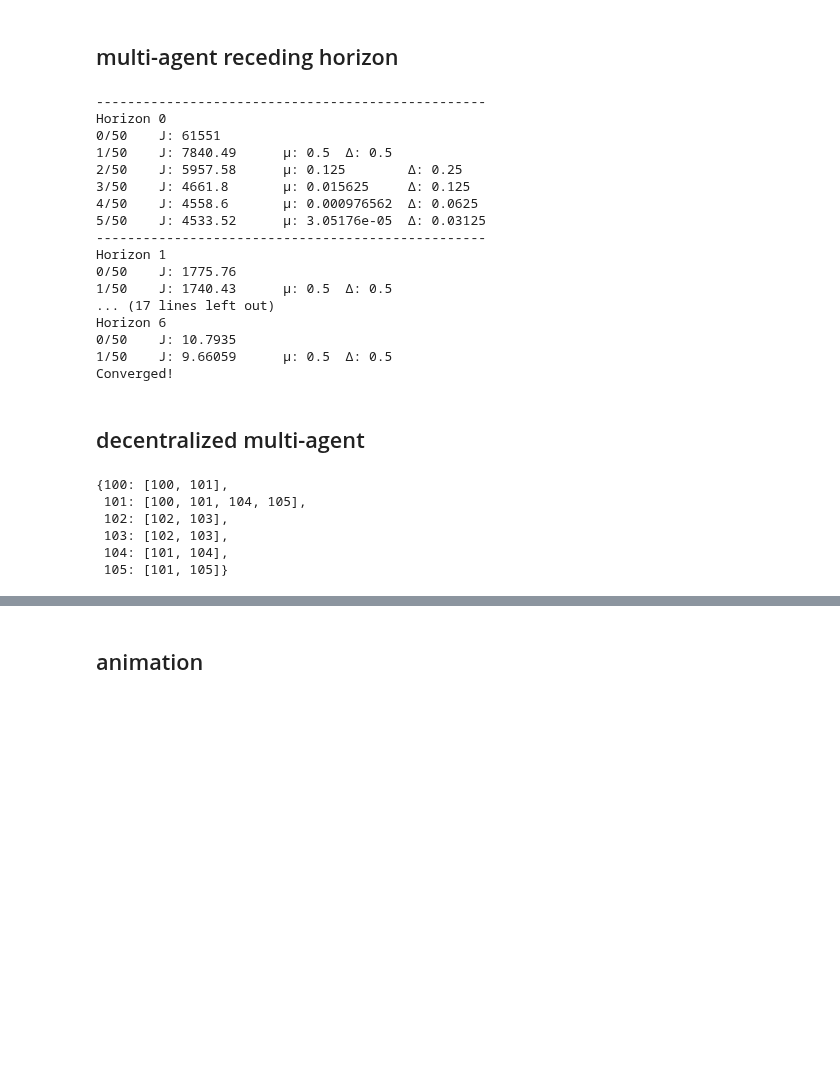
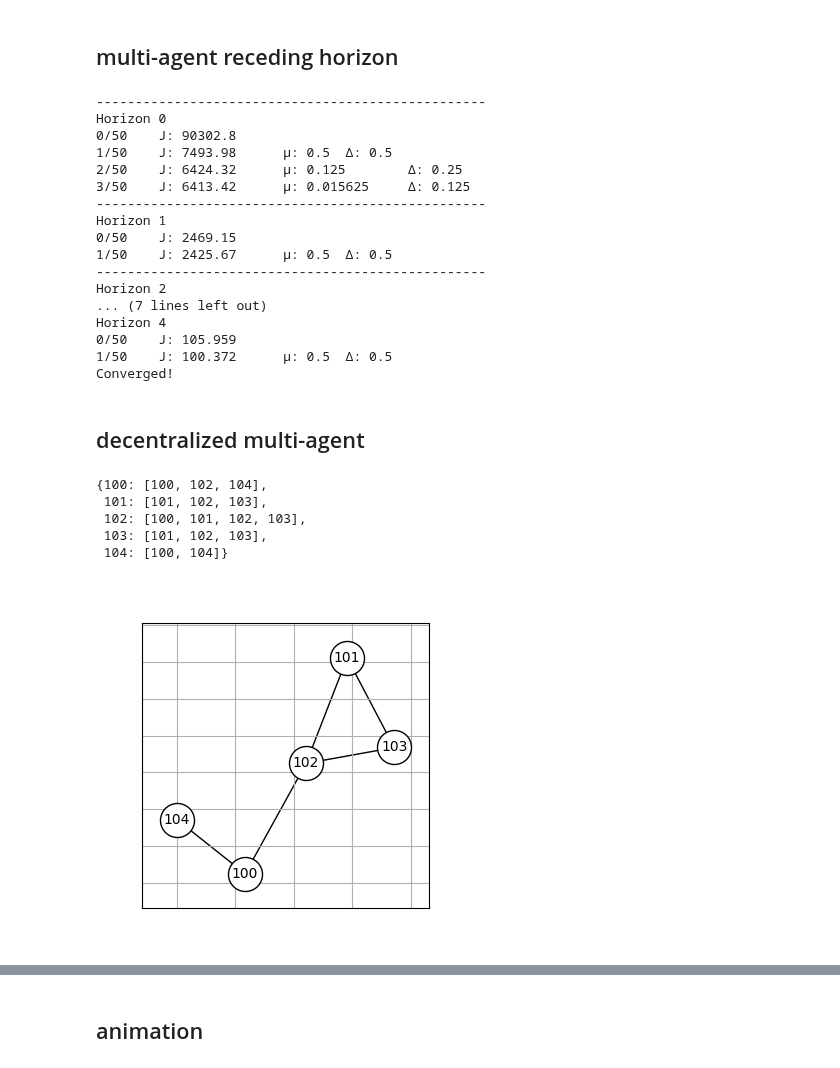
Before and after one commit to labicon/dp-ilqr, a Jupyter notebook: notebooks/main.ipynb, the cells around one changed output, grey strips where cells are left out. Saved outputs shown, nothing was run; the diff lists cells and outputs as text; code cells hidden in the pictures; blank space fills up the shorter version.

Commit message:
Added networkx graph visualization

```diff
--- a/notebooks/main.ipynb
+++ b/notebooks/main.ipynb
@@ -182,7 +182,7 @@ def perturb_state(x, x_dims, var=0.5):
 
     return x
 # %%
-n_agents = 6
+n_agents = 5
 n_states = 4
 n_controls = 2
 ENERGY = 10.0
@@ -192,7 +192,7 @@ ENERGY = 10.0
 # x0, x_goal = bike_setup()
 # x0, x_goal = double_int_setup()
 # x0, x_goal = dec_test_setup()
-x0, x_goal = dec.random_setup(n_agents, n_states, min_sep=1.0, var=1.0)
+x0, x_goal = dec.random_setup(n_agents, n_states, is_rotation=False, min_sep=1.0, var=1.0)
 
 x_dims = [n_states] * n_agents
 u_dims = [2] * n_agents
@@ -218,7 +218,6 @@ N = 50
 tol = 1e-3
 ids = [100 + i for i in range(n_agents)]
 
-# dec._reset_ids()
 model = dec.UnicycleDynamics4D
 # model = dec.CarDynamics3D
 # model = dec.BikeDynamics5D
@@ -231,7 +230,7 @@ Qf = 1000 * torch.diag(torch.tensor([1., 1, 1, 1]))
 R = torch.eye(2)
 
 # radius = ENERGY / 20
-radius = 0.25
+radius = 0.5
 
 goal_costs = [dec.ReferenceCost(x_goal_i, Q.clone(), R.clone(), Qf.clone(), id_)
               for x_goal_i, id_ in zip(split_agents(x_goal.T, x_dims), ids)]
@@ -272,39 +279,45 @@ plt.draw()
 # %%
 rhc = dec.RecedingHorizonController(x0, ilqr, step_size=10)
 U0 = torch.zeros((ilqr.N, ilqr.n_u))
-for Xi, Ui, Ji in rhc.solve(U0, J_converge=10.0, tol=tol):
+for Xi, Ui, Ji in rhc.solve(U0, J_converge=101.0, tol=tol):
+    plt.cla()
     plot_solve(Xi, Ji, x_goal.numpy(), x_dims)
     fig.canvas.draw()
 # %% [output]
 --------------------------------------------------
 Horizon 0
-0/50    J: 61551
-1/50    J: 7840.49      μ: 0.5  Δ: 0.5
-2/50    J: 5957.58      μ: 0.125        Δ: 0.25
-3/50    J: 4661.8       μ: 0.015625     Δ: 0.125
-4/50    J: 4558.6       μ: 0.000976562  Δ: 0.0625
-5/50    J: 4533.52      μ: 3.05176e-05  Δ: 0.03125
+0/50    J: 90302.8
+1/50    J: 7493.98      μ: 0.5  Δ: 0.5
+2/50    J: 6424.32      μ: 0.125        Δ: 0.25
+3/50    J: 6413.42      μ: 0.015625     Δ: 0.125
 --------------------------------------------------
 Horizon 1
-0/50    J: 1775.76
-1/50    J: 1740.43      μ: 0.5  Δ: 0.5
-... (17 lines left out)
-Horizon 6
-0/50    J: 10.7935
-1/50    J: 9.66059      μ: 0.5  Δ: 0.5
+0/50    J: 2469.15
+1/50    J: 2425.67      μ: 0.5  Δ: 0.5
+--------------------------------------------------
+Horizon 2
+... (7 lines left out)
+Horizon 4
+0/50    J: 105.959
+1/50    J: 100.372      μ: 0.5  Δ: 0.5
 Converged!
 # %% [markdown]
 ## decentralized multi-agent
 # %%
-graph = dec.define_inter_graph_threshold(X, radius, x_dims, ids)
+graph = dec.define_inter_graph_threshold(X, radius/2, x_dims, ids)
 graph
 # %% [output]
-{100: [100, 101],
- 101: [100, 101, 104, 105],
- 102: [102, 103],
- 103: [102, 103],
- 104: [101, 104],
- 105: [101, 105]}
+{100: [100, 102, 104],
+ 101: [101, 102, 103],
+ 102: [100, 101, 102, 103],
+ 103: [101, 102, 103],
+ 104: [100, 104]}
+# %%
+plt.clf()
+dec.plot_interaction_graph(graph)
+plt.draw()
+# %% [output]
+[figure, added]
 # %%
 X0 = torch.tile(x0.T, (N,1))
 U0 = torch.zeros((N, n_controls*n_agents))
```
Also changed, not shown: parts of 13 cells of this notebook, 6 other files.
